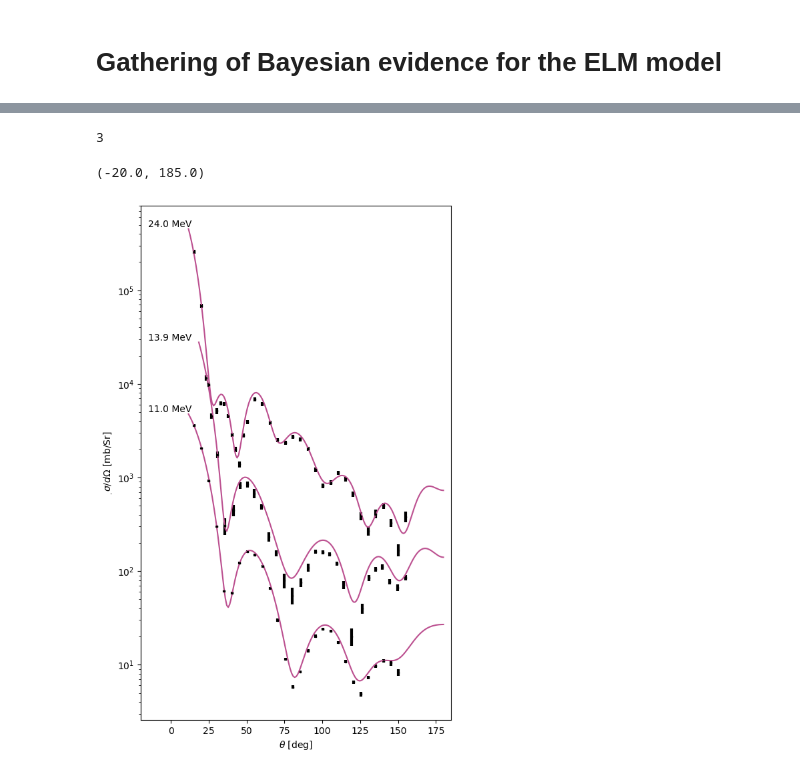
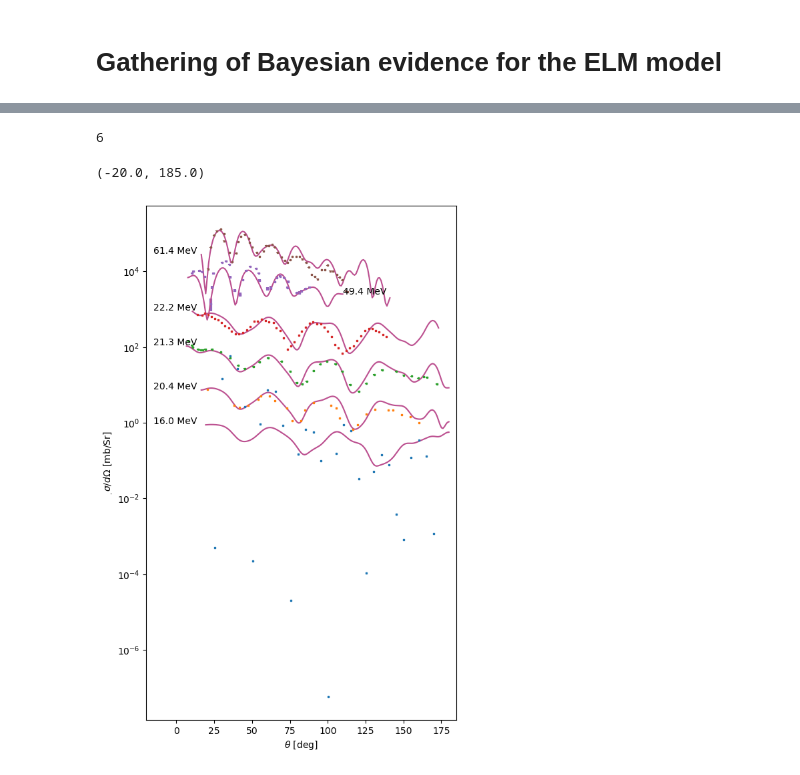
Before and after one commit to beykyle/elm, a Jupyter notebook: data/elastic/visualize_kduq.ipynb, the cells around one changed output, grey strips where cells are left out. Drawn from its saved outputs; the diff is of its cells as text; code cells hidden in the pictures.

```diff
--- a/data/elastic/visualize_kduq.ipynb
+++ b/data/elastic/visualize_kduq.ipynb
@@ -142,27 +31,36 @@ kduq_omp_neutron = jitr.reactions.kduq.KDGlobal(neutron, param_file)
+# %%
+with open("./corpus_elastic.pkl", "rb") as f:
+    workspaces = pickle.load(f)
+# %%
+target = (116, 50)
+A,Z = target
+projectile = proton
 # %%
-workspaces = set_up_n_elastic_workspaces((A,Z))
+ws = workspaces[proton][target]
+# %%
+omp = kduq_omp_neutron if projectile == neutron else kduq_omp_proton
 # %%
-len(workspaces)
+len(ws)
 # %% [output]
-3
+6
 # %%
 fig, ax = plt.subplots(figsize=(6, 10))
-for i in range(len(workspaces)):
+for i in range(6):
     offset = 10 ** (i)
-    coulomb_params, scalar_params, spin_orbit_params = kduq_omp_neutron.get_params(
-        *workspaces[i].calibration_model.target,
-        workspaces[i].calibration_model.mu,
-        workspaces[i].exp.Elab,
-        workspaces[i].calibration_model.k,
+
+    coulomb_params, central_params, spin_orbit_params = omp.get_params(
+        *ws[i].calibration_model.target,
+        ws[i].calibration_model.mu,
+        ws[i].exp.Elab,
+        ws[i].calibration_model.k,
     )
-
-    xs_sample = workspaces[i].visualization_model.xs(
-        jitr.reactions.kduq.KD_scalar,
+    xs_sample = ws[i].visualization_model.xs(
+        jitr.reactions.kduq.KD_central_plus_coulomb,
         jitr.reactions.kduq.KD_spin_orbit,
-        scalar_params,
+        (central_params, coulomb_params),
         spin_orbit_params,
     )
-    x, dx, y, dy = workspaces[i].exp.data
+    x, dx, y, dy = ws[i].exp.data
 
     plt.errorbar(
         x,
@@ -172,11 +70,11 @@ for i in range(len(workspaces)):
         elinewidth=3,
         marker="s",
         markersize=2,
-        color='k'
+     #   color='k'
     )
 
-    xth = workspaces[i].angles_vis * 180 / np.pi
-    yth = xs_sample.dsdo
+    xth = ws[i].angles_vis * 180 / np.pi
+    yth = xs_sample.dsdo  / xs_sample.rutherford
     mask = np.logical_and(xth >= x[0]*0.75, xth <= x[-1] * 1.25 )
 
     plt.plot( xth[mask], yth[mask] * offset, color=kd_color)
@@ -185,32 +83,32 @@ for i in range(len(workspaces)):
         xloc = 35
         yloc = yth[mask][-1]
 
     elif x[-1] < 35:
         xloc = 45
         yloc = yth[mask][-1]
 
     elif x[-1] < 50:
         xloc = 60
         yloc = yth[mask][-1]
     elif x[-1] < 100:
         xloc = 110
         yloc = yth[mask][-1]
 
     elif x[0] > 5:
         xloc = -15
         yloc = yth[mask][0] * 1.05
 
     else:
         xloc = 160
         yloc = yth[mask][-1]
 
-    plt.text( xloc, yloc * offset, f"{workspaces[i].exp.Elab:.1f} MeV")
+    plt.text( xloc, yloc * offset, f"{ws[i].exp.Elab:.1f} MeV")
 
 plt.yscale("log")
 plt.xlabel(r"$\theta$ [deg]")
 plt.ylabel(r"$\d\sigma/d\Omega$ [mb/Sr]")
 #plt.ylim([10, 1e6])
 plt.xlim([-20,185])
 # %% [output]
 (-20.0, 185.0)
-[figure, old version]
+[figure, new version]
```
Also changed, not shown: parts of 9 cells of this notebook, 1 other file.
